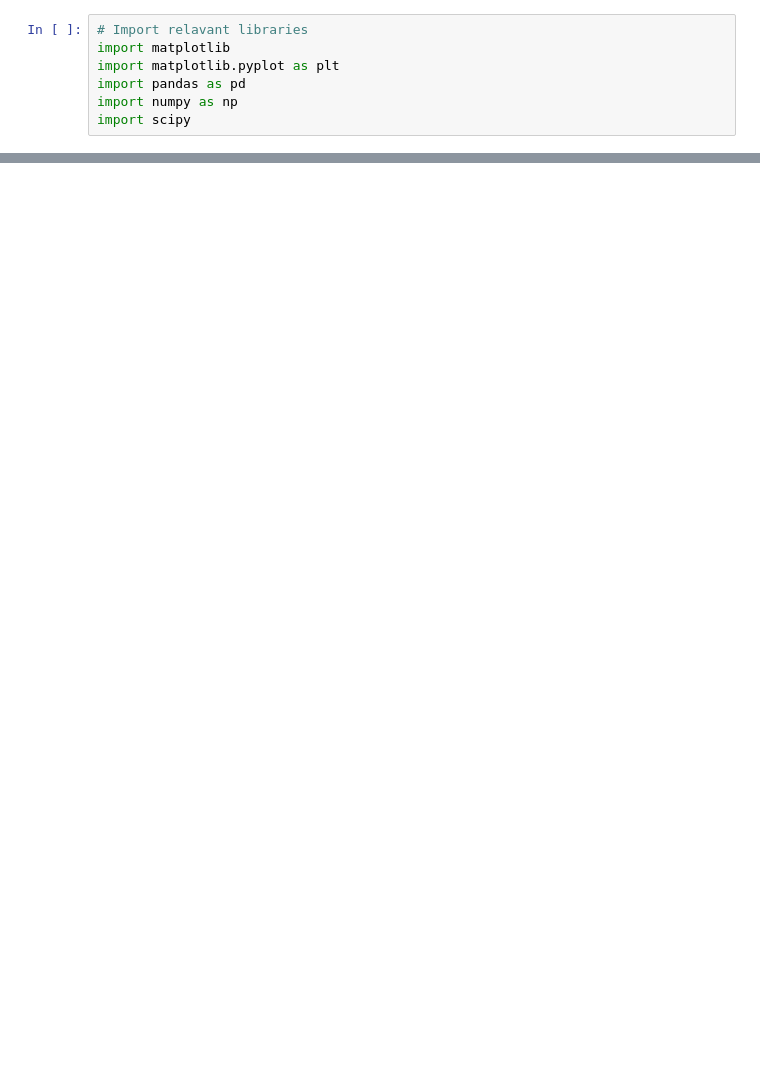
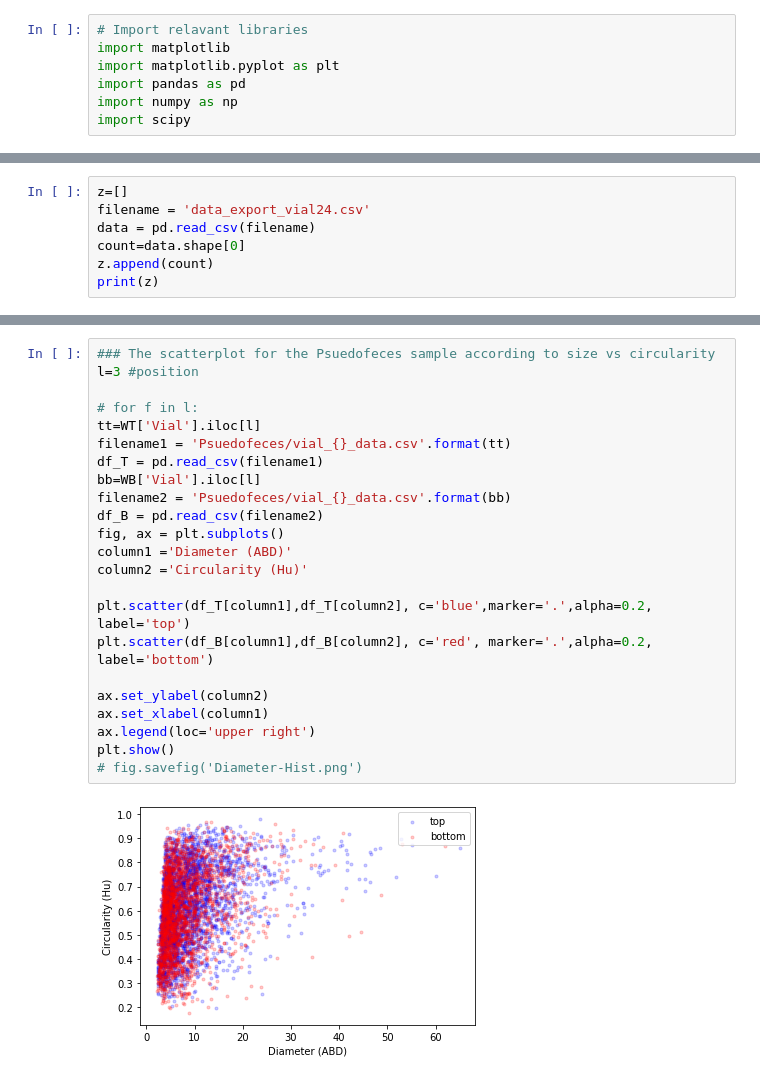
Before and after one commit to mattcoast/Oyster_Hydro, a Jupyter notebook: FlowCam/FlowCam.ipynb, the cells around one changed output, grey strips where cells are left out. Cells and saved outputs as stored; diff of their text form; blank space fills up the shorter version.

```diff
--- a/FlowCam/FlowCam.ipynb
+++ b/FlowCam/FlowCam.ipynb
@@ -36,0 +32,7 @@ Name: 1, dtype: object
+# %%
+z=[]
+filename = 'data_export_vial24.csv'
+data = pd.read_csv(filename)
+count=data.shape[0]
+z.append(count)
+print(z)
@@ -59,0 +171,25 @@ top = 7.063660866187609 4.018181697941715
+# %%
+### The scatterplot for the Psuedofeces sample according to size vs circularity
+l=3 #position
+
+# for f in l:
+tt=WT['Vial'].iloc[l]
+filename1 = 'Psuedofeces/vial_{}_data.csv'.format(tt)
+df_T = pd.read_csv(filename1)
+bb=WB['Vial'].iloc[l]
+filename2 = 'Psuedofeces/vial_{}_data.csv'.format(bb)
+df_B = pd.read_csv(filename2)
+fig, ax = plt.subplots()
+column1 ='Diameter (ABD)'
+column2 ='Circularity (Hu)'
+
+plt.scatter(df_T[column1],df_T[column2], c='blue',marker='.',alpha=0.2, label='top')
+plt.scatter(df_B[column1],df_B[column2], c='red', marker='.',alpha=0.2, label='bottom')
+
+ax.set_ylabel(column2)
+ax.set_xlabel(column1)
+ax.legend(loc='upper right')
+plt.show()
+# fig.savefig('Diameter-Hist.png')
+# %% [output]
+[figure, added]
```
Also changed, not shown: parts of 13 cells of this notebook, 1 other file.
